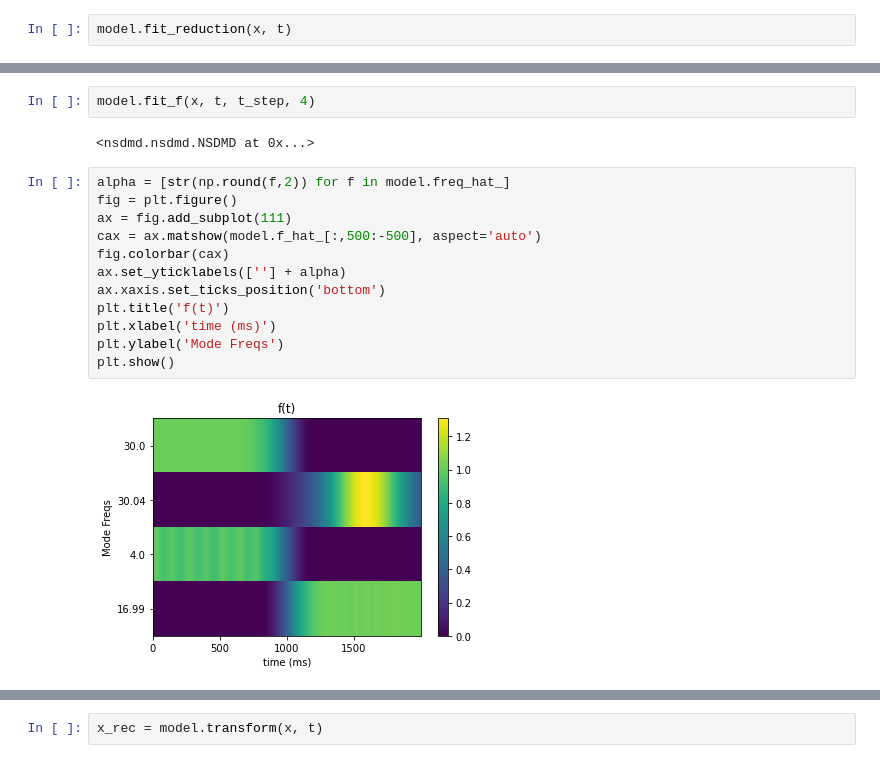
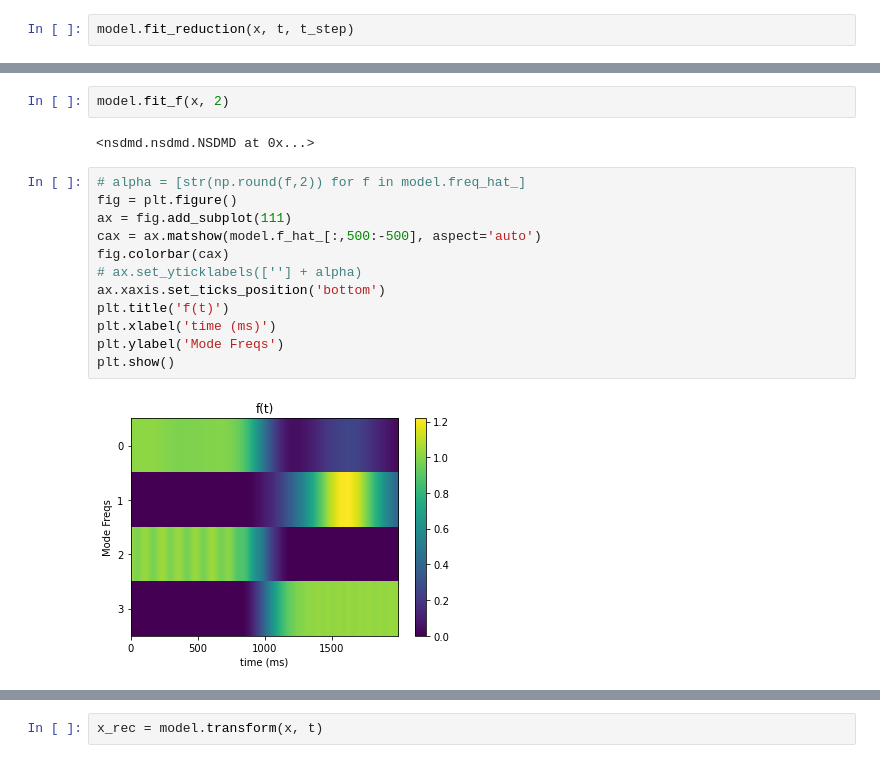
Before and after one commit to learning-2-learn/nsdmd, a Jupyter notebook: examples/two_network_demo.ipynb, the cells around one changed output, grey strips where cells are left out. Cells and saved outputs as stored; diff of their text form.

```diff
--- a/examples/two_network_demo.ipynb
+++ b/examples/two_network_demo.ipynb
@@ -61,4 +76,4 @@ model.fit_opt(x, t)
 # %%
-model.fit_reduction(x, t)
+model.fit_reduction(x, t, t_step)
 # %% [output]
 <nsdmd.nsdmd.NSDMD at 0x...>
@@ -88,21 +88,21 @@ Text(0, 0.5, 'Cosine Distance')
 # %%
-model.fit_f(x, t, t_step, 4)
+model.fit_f(x, 2)
 # %% [output]
 <nsdmd.nsdmd.NSDMD at 0x...>
 # %%
-alpha = [str(np.round(f,2)) for f in model.freq_hat_]
+# alpha = [str(np.round(f,2)) for f in model.freq_hat_]
 fig = plt.figure()
 ax = fig.add_subplot(111)
 cax = ax.matshow(model.f_hat_[:,500:-500], aspect='auto')
 fig.colorbar(cax)
-ax.set_yticklabels([''] + alpha)
+# ax.set_yticklabels([''] + alpha)
 ax.xaxis.set_ticks_position('bottom')
 plt.title('f(t)')
 plt.xlabel('time (ms)')
 plt.ylabel('Mode Freqs')
 plt.show()
 # %% [output]
-[figure, old version]
+[figure, new version]
 # %%
 colors = ['orange', 'blue', 'blue', 'green', 'blue', 'green']
 for i,f in enumerate(model.f_hat_[:,500:-500]):
```
Also changed, not shown: parts of 5 cells of this notebook.
